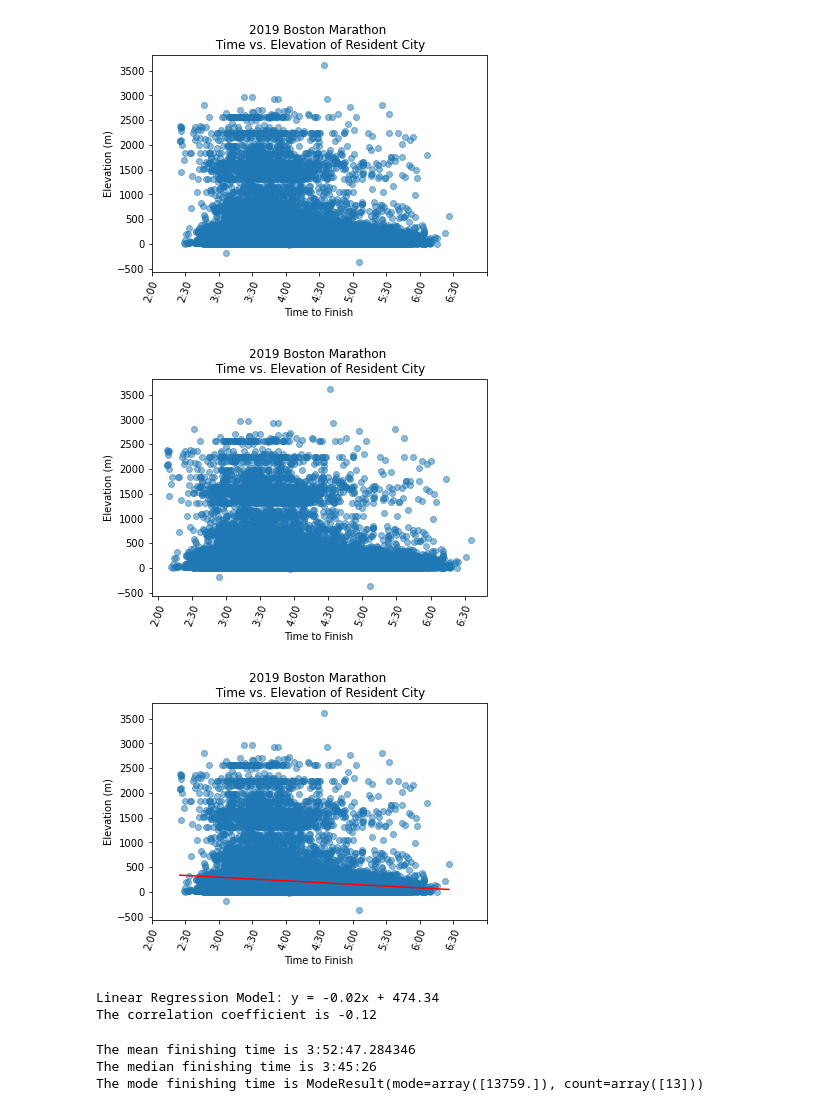
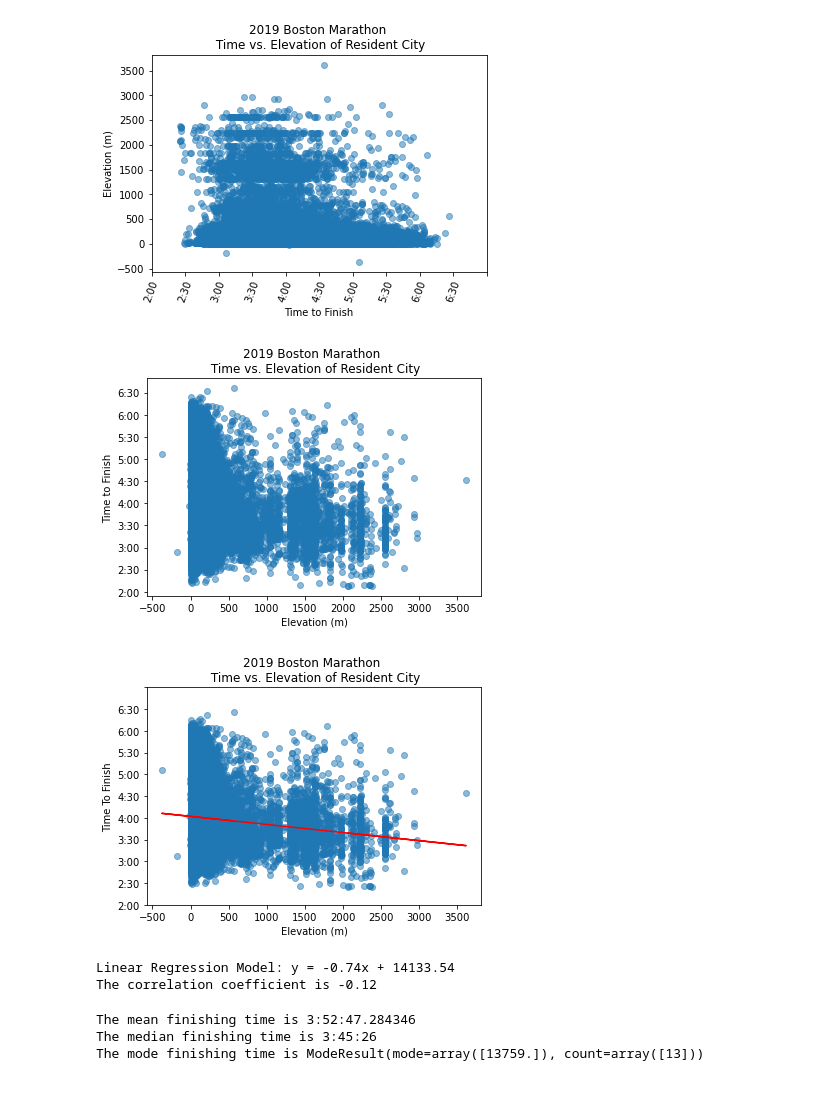
Before and after one commit to skhelifi1/Running-Project-GroupE, a Jupyter notebook: boston2019_elevation_analysis.ipynb, the cells around one changed output. Saved outputs shown, nothing was run; the diff lists cells and outputs as text; code cells hidden in the pictures.

```diff
--- a/boston2019_elevation_analysis.ipynb
+++ b/boston2019_elevation_analysis.ipynb
@@ -172,38 +172,38 @@ plt.show()
 [figure]
 # %%
 # create scatter plot **this one uses datetime
-plt.scatter(times, elevation_data, marker="o", alpha=0.5)
+plt.scatter(elevation_data, times, marker="o", alpha=0.5)
 plt.title(f"2019 Boston Marathon \n Time vs. Elevation of Resident City")
-plt.xlabel("Time to Finish")
-plt.ylabel("Elevation (m)")
-locs, labels = plt.xticks()
-plt.xticks(locs, ["2:00","2:30","3:00","3:30","4:00","4:30","5:00","5:30","6:00","6:30"], rotation=70)
+plt.xlabel("Elevation (m)")
+plt.ylabel("Time to Finish")
+locs, labels = plt.yticks()
+plt.yticks(locs, ["2:00","2:30","3:00","3:30","4:00","4:30","5:00","5:30","6:00","6:30"])
 #plt.savefig("output/plot1.png")
 plt.show()
 # %% [output]
-[figure, old version]
+[figure, new version]
 # %%
 # create plot with linear regression
-(slope, intercept, rvalue, pvalue, stderr) = linregress(second_data, elevation_data)
-regress_values = second_data * slope + intercept
+(slope, intercept, rvalue, pvalue, stderr) = linregress(elevation_data, second_data)
+regress_values = elevation_data * slope + intercept
 line_eq = "y = " + str(round(slope,2)) + "x + " + str(round(intercept,2))
 
-plt.scatter(second_data, elevation_data, marker="o", alpha=0.5)
-plt.plot(second_data, regress_values, "r-")
+plt.scatter(elevation_data, second_data, marker="o", alpha=0.5)
+plt.plot(elevation_data, regress_values, "r-")
 plt.title(f"2019 Boston Marathon \n Time vs. Elevation of Resident City")
-plt.xlabel("Time to Finish")
-plt.ylabel("Elevation (m)")
-locs, labels = plt.xticks()
-plt.xticks(locs, ["2:00","2:30","3:00","3:30","4:00","4:30","5:00","5:30","6:00","6:30"], rotation=70)
+plt.xlabel("Elevation (m)")
+plt.ylabel("Time To Finish")
+locs, labels = plt.yticks()
+plt.yticks(locs, ["2:00","2:30","3:00","3:30","4:00","4:30","5:00","5:30","6:00","6:30"])
 #plt.savefig("output/plot5.png")
 plt.show()
 
-correlation = st.pearsonr(second_data, elevation_data)
+correlation = st.pearsonr(elevation_data, second_data)
 print(f"Linear Regression Model: {line_eq}")
 print(f"The correlation coefficient is {round(correlation[0],2)}")
 # %% [output]
-[figure, old version]
+[figure, new version]
-Linear Regression Model: y = -0.02x + 474.34
+Linear Regression Model: y = -0.74x + 14133.54
 The correlation coefficient is -0.12
 # %%
 mean_numpy = str(datetime.timedelta(seconds=(np.mean(second_data))))
```
Also changed, not shown: parts of 4 cells of this notebook.
